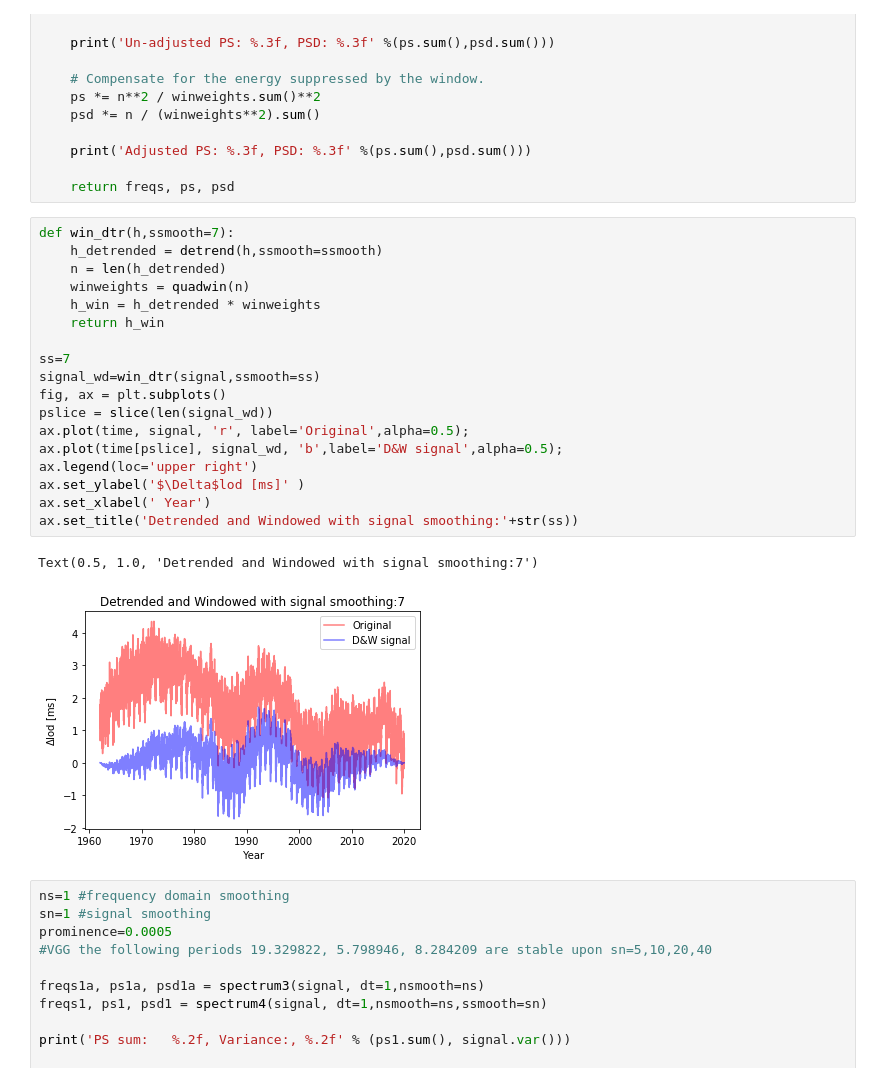
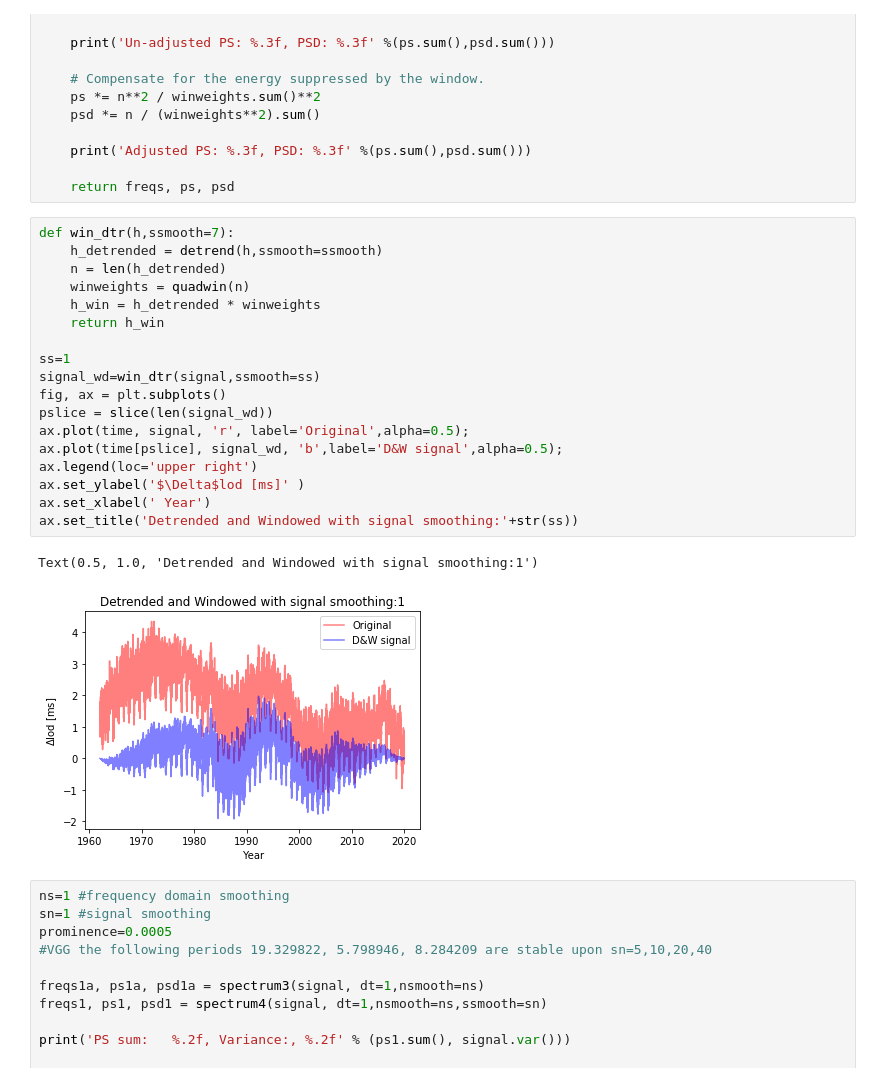
Before and after one commit to VGGatGitHub/Earth-Moon, a Jupyter notebook: IERS_Data_Analyses_Report.ipynb, the cells around one changed output. Drawn from its saved outputs; the diff is of its cells as text.

```diff
--- a/IERS_Data_Analyses_Report.ipynb
+++ b/IERS_Data_Analyses_Report.ipynb
@@ -587,24 +589,24 @@ def spectrum4(h, dt=1, nsmooth=5, ssmooth=7):
 # %%
 def win_dtr(h,ssmooth=7):
     h_detrended = detrend(h,ssmooth=ssmooth)
     n = len(h_detrended)
     winweights = quadwin(n)
     h_win = h_detrended * winweights
     return h_win
 
-ss=7
+ss=1
 signal_wd=win_dtr(signal,ssmooth=ss)
 fig, ax = plt.subplots()
 pslice = slice(len(signal_wd))
 ax.plot(time, signal, 'r', label='Original',alpha=0.5);
 ax.plot(time[pslice], signal_wd, 'b',label='D&W signal',alpha=0.5);
 ax.legend(loc='upper right')
 ax.set_ylabel('$\Delta$lod [ms]' )
 ax.set_xlabel(' Year')
 ax.set_title('Detrended and Windowed with signal smoothing:'+str(ss))
 # %% [output]
-Text(0.5, 1.0, 'Detrended and Windowed with signal smoothing:7')
+Text(0.5, 1.0, 'Detrended and Windowed with signal smoothing:1')
-[figure, old version]
+[figure, new version]
 # %%
 ns=1 #frequency domain smoothing
 sn=1 #signal smoothing
```
Also changed, not shown: parts of 8 cells of this notebook.
